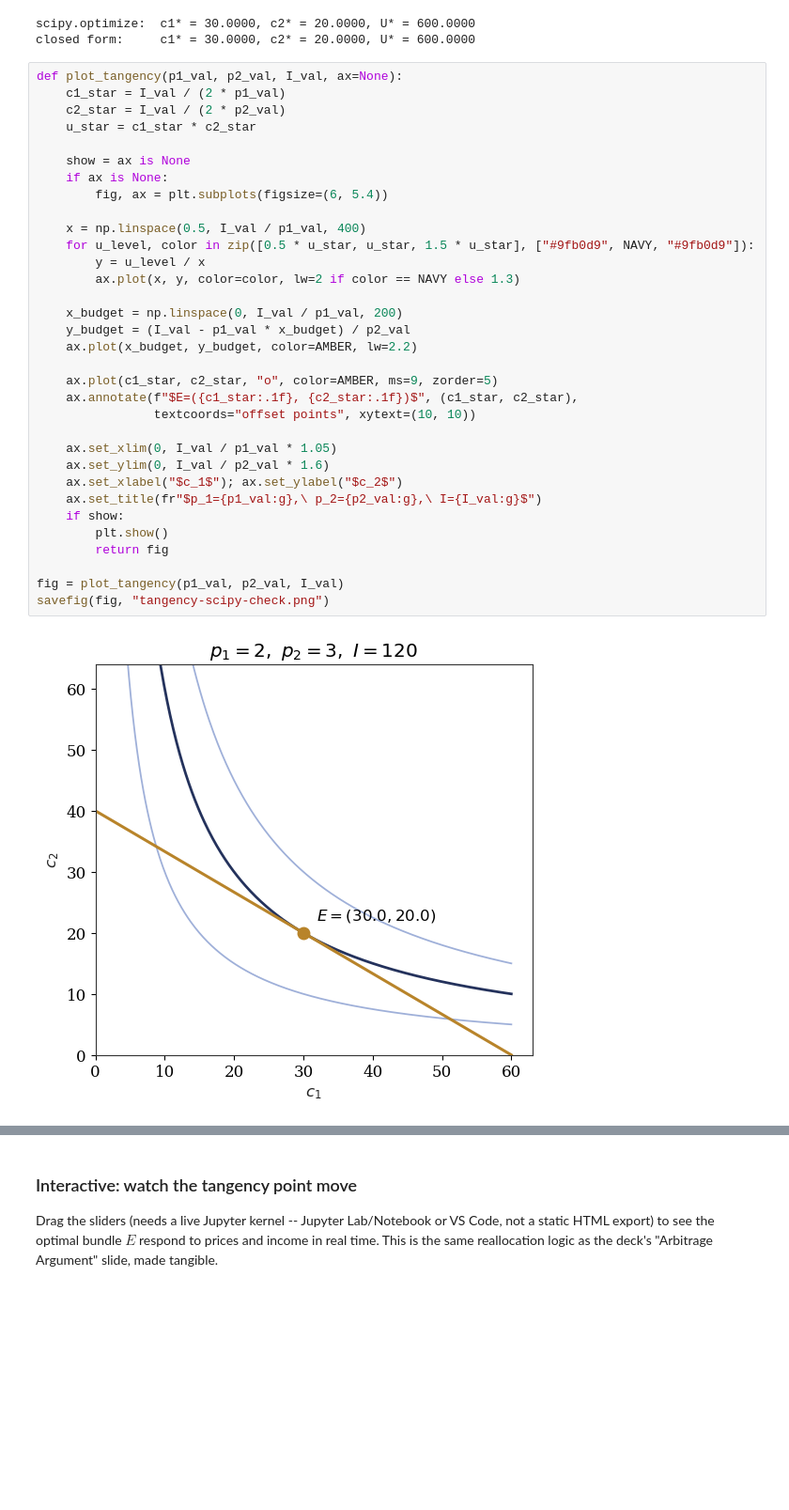
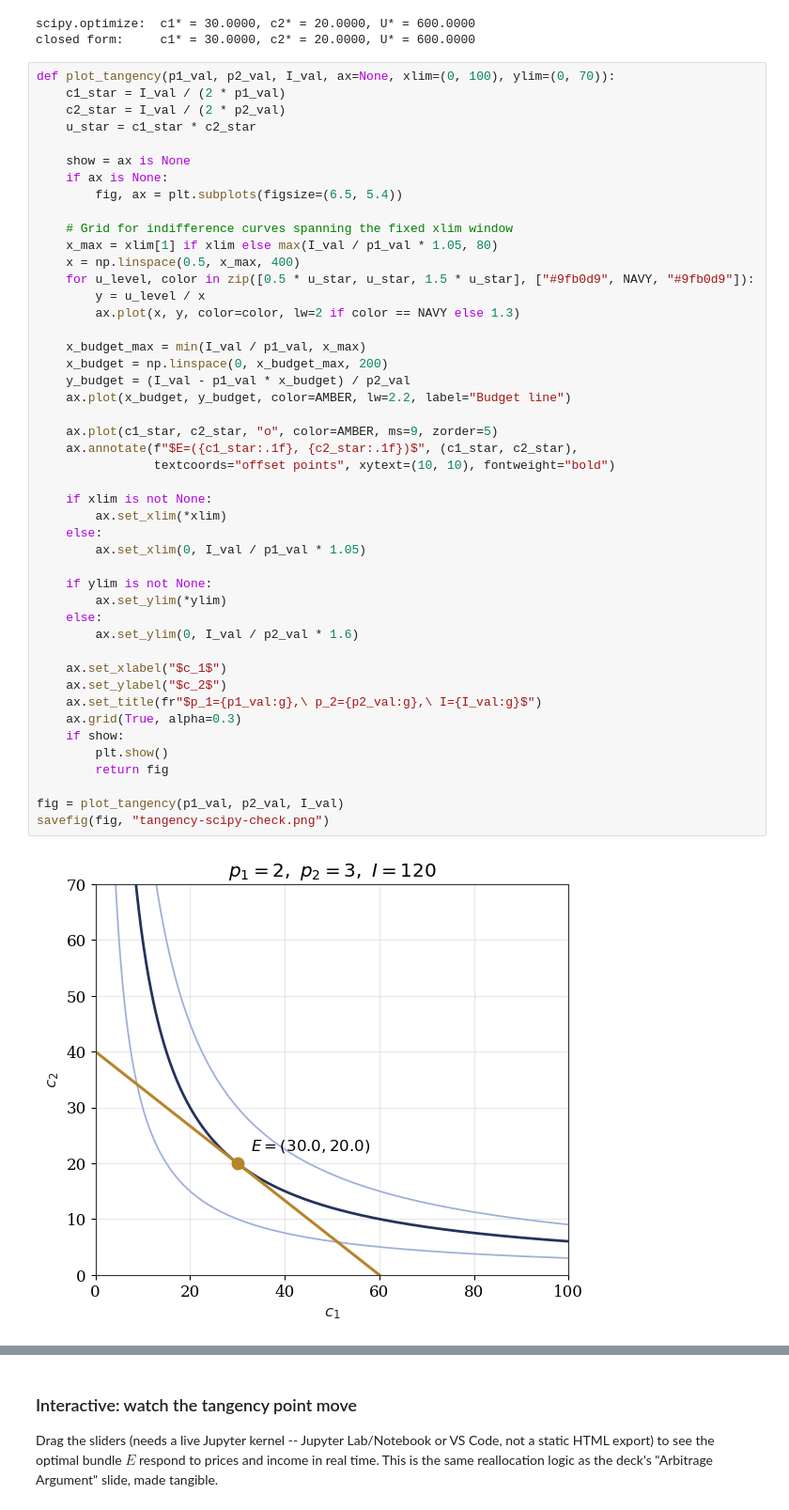
Before and after one commit to jhconning/hunter_eco701, a Jupyter notebook: notebooks/topic02_constrained_optimization_numerical.ipynb, the cells around one changed output, grey strips where cells are left out. Shown at 94% size. Drawn from its saved outputs; the diff is of its cells as text; blank space fills up the shorter version.

Commit message:
Fix fixed xlim and ylim in topic02 numerical tangency interactive widget

```diff
--- a/notebooks/topic02_constrained_optimization_numerical.ipynb
+++ b/notebooks/topic02_constrained_optimization_numerical.ipynb
@@ -149,40 +149,53 @@ print(f"closed form:     c1* = {c1_star_formula:.4f}, c2* = {c2_star_formula:.4f
 scipy.optimize:  c1* = 30.0000, c2* = 20.0000, U* = 600.0000
 closed form:     c1* = 30.0000, c2* = 20.0000, U* = 600.0000
 # %%
-def plot_tangency(p1_val, p2_val, I_val, ax=None):
+def plot_tangency(p1_val, p2_val, I_val, ax=None, xlim=(0, 100), ylim=(0, 70)):
     c1_star = I_val / (2 * p1_val)
     c2_star = I_val / (2 * p2_val)
     u_star = c1_star * c2_star
 
     show = ax is None
     if ax is None:
-        fig, ax = plt.subplots(figsize=(6, 5.4))
+        fig, ax = plt.subplots(figsize=(6.5, 5.4))
 
-    x = np.linspace(0.5, I_val / p1_val, 400)
+    # Grid for indifference curves spanning the fixed xlim window
+    x_max = xlim[1] if xlim else max(I_val / p1_val * 1.05, 80)
+    x = np.linspace(0.5, x_max, 400)
     for u_level, color in zip([0.5 * u_star, u_star, 1.5 * u_star], ["#9fb0d9", NAVY, "#9fb0d9"]):
         y = u_level / x
         ax.plot(x, y, color=color, lw=2 if color == NAVY else 1.3)
 
-    x_budget = np.linspace(0, I_val / p1_val, 200)
+    x_budget_max = min(I_val / p1_val, x_max)
+    x_budget = np.linspace(0, x_budget_max, 200)
     y_budget = (I_val - p1_val * x_budget) / p2_val
-    ax.plot(x_budget, y_budget, color=AMBER, lw=2.2)
+    ax.plot(x_budget, y_budget, color=AMBER, lw=2.2, label="Budget line")
 
     ax.plot(c1_star, c2_star, "o", color=AMBER, ms=9, zorder=5)
     ax.annotate(f"$E=({c1_star:.1f}, {c2_star:.1f})$", (c1_star, c2_star),
-                textcoords="offset points", xytext=(10, 10))
+                textcoords="offset points", xytext=(10, 10), fontweight="bold")
 
-    ax.set_xlim(0, I_val / p1_val * 1.05)
-    ax.set_ylim(0, I_val / p2_val * 1.6)
-    ax.set_xlabel("$c_1$"); ax.set_ylabel("$c_2$")
+    if xlim is not None:
+        ax.set_xlim(*xlim)
+    else:
+        ax.set_xlim(0, I_val / p1_val * 1.05)
+
+    if ylim is not None:
+        ax.set_ylim(*ylim)
+    else:
+        ax.set_ylim(0, I_val / p2_val * 1.6)
+
+    ax.set_xlabel("$c_1$")
+    ax.set_ylabel("$c_2$")
     ax.set_title(fr"$p_1={p1_val:g},\ p_2={p2_val:g},\ I={I_val:g}$")
+    ax.grid(True, alpha=0.3)
     if show:
         plt.show()
         return fig
 
 fig = plot_tangency(p1_val, p2_val, I_val)
 savefig(fig, "tangency-scipy-check.png")
 # %% [output]
-[figure, old version]
+[figure, new version]
 saved ..\slides\02_constrained-optimization\figs\tangency-scipy-check.png
 # %% [markdown]
 ### Interactive: watch the tangency point move
```
Also changed, not shown: parts of 1 cell of this notebook, 1 other file.
